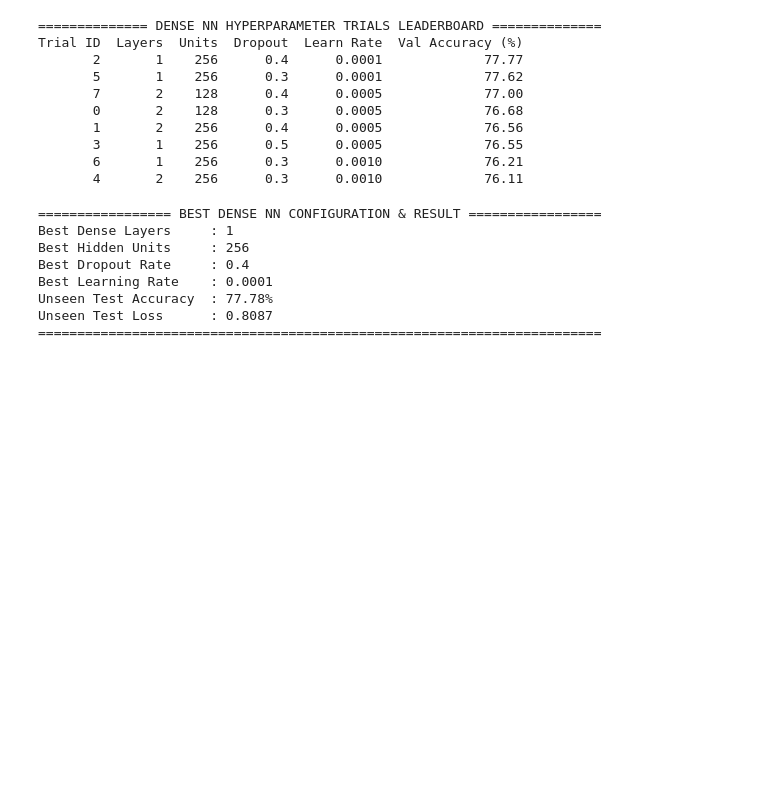
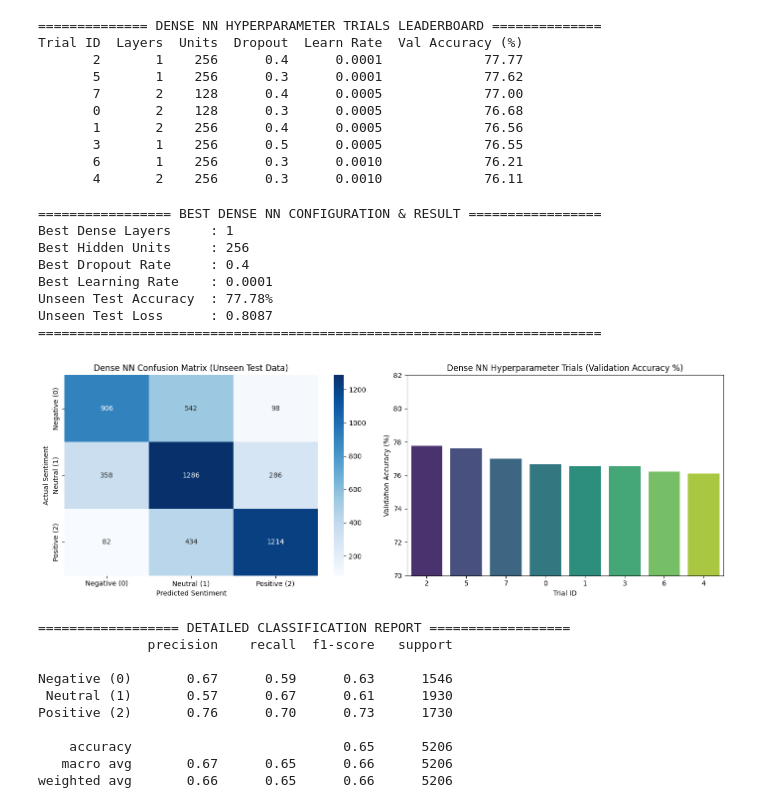
Before and after one commit to SarveeshK/HCL, a Jupyter notebook: Unit-2/Neural_Network.ipynb, the cells around one changed output. Saved outputs shown, nothing was run; the diff lists cells and outputs as text; code cells hidden in the pictures; blank space fills up the shorter version.

```diff
--- a/Unit-2/Neural_Network.ipynb
+++ b/Unit-2/Neural_Network.ipynb
@@ -211,3 +211,54 @@ Best Learning Rate    : 0.0001
 Unseen Test Accuracy  : 77.78%
 Unseen Test Loss      : 0.8087
 ========================================================================
+# %%
+import numpy as np
+import pandas as pd
+import matplotlib.pyplot as plt
+import seaborn as sns
+from sklearn.metrics import confusion_matrix, classification_report
+
+# Convert trials_data from Cell 7 into df_trials so the bar chart works without error
+df_trials = pd.DataFrame(trials_data)
+
+# Predict sentiment classes on the unseen test dataset using the best model
+y_pred_probs = best_model.predict(X_test, verbose=0)
+y_pred = np.argmax(y_pred_probs, axis=1)
+
+# Create a side-by-side figure with 2 plots
+fig, axes = plt.subplots(1, 2, figsize=(14, 5))
+
+# Plot 1: Confusion Matrix Heatmap (Shows True vs Predicted Labels)
+cm = confusion_matrix(y_test, y_pred)
+class_names = ['Negative (0)', 'Neutral (1)', 'Positive (2)']
+sns.heatmap(cm, annot=True, fmt='d', cmap='Blues', xticklabels=class_names, yticklabels=class_names, ax=axes[0])
+axes[0].set_title('Dense NN Confusion Matrix (Unseen Test Data)')
+axes[0].set_xlabel('Predicted Sentiment')
+axes[0].set_ylabel('Actual Sentiment')
+
+# Plot 2: Hyperparameter Trial Validation Accuracy Comparison
+sns.barplot(data=df_trials, x='Trial ID', y='Val Accuracy (%)', hue='Trial ID', palette='viridis', legend=False, ax=axes[1])
+axes[1].set_title('Dense NN Hyperparameter Trials (Validation Accuracy %)')
+axes[1].set_ylim(70, 82)
+axes[1].set_ylabel('Validation Accuracy (%)')
+axes[1].set_xlabel('Trial ID')
+
+# Display the plots cleanly
+plt.tight_layout()
+plt.show()
+
+# Print detailed Precision, Recall, and F1-Score report for each class
+print("\n================== DETAILED CLASSIFICATION REPORT ==================")
+print(classification_report(y_test, y_pred, target_names=class_names))
+# %% [output]
+[figure, added]
+================== DETAILED CLASSIFICATION REPORT ==================
+              precision    recall  f1-score   support
+
+Negative (0)       0.67      0.59      0.63      1546
+ Neutral (1)       0.57      0.67      0.61      1930
+Positive (2)       0.76      0.70      0.73      1730
+
+    accuracy                           0.65      5206
+   macro avg       0.67      0.65      0.66      5206
+weighted avg       0.66      0.65      0.66      5206
```
